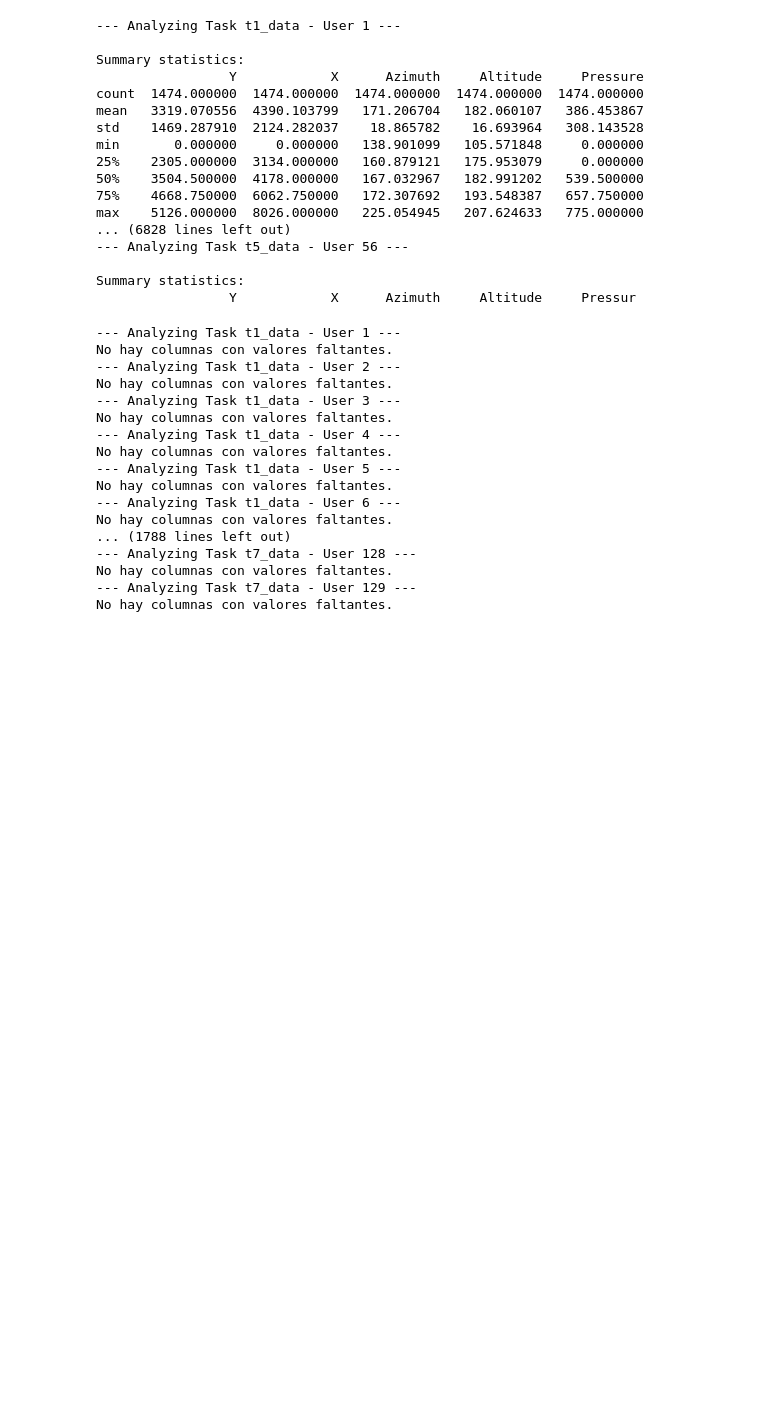
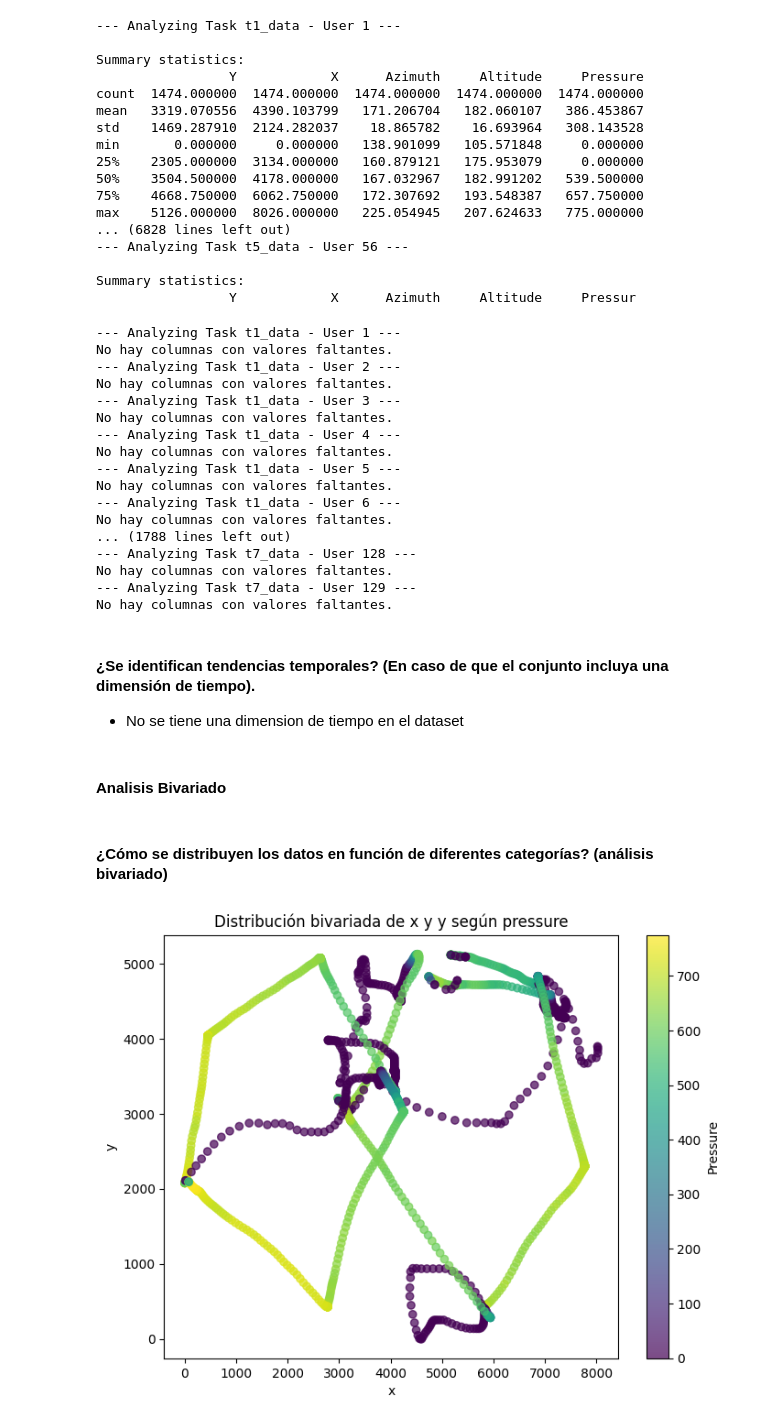
Before and after one commit to isak792/watermarking, a Jupyter notebook: notebooks/Avance1.5Equipo.ipynb, the cells around one changed output. Saved outputs shown, nothing was run; the diff lists cells and outputs as text; code cells hidden in the pictures; blank space fills up the shorter version.

```diff
--- a/notebooks/Avance1.5Equipo.ipynb
+++ b/notebooks/Avance1.5Equipo.ipynb
@@ -193,3 +199,25 @@ No hay columnas con valores faltantes.
 No hay columnas con valores faltantes.
 --- Analyzing Task t7_data - User 129 ---
 No hay columnas con valores faltantes.
+# %% [markdown]
+#### ¿Se identifican tendencias temporales? (En caso de que el conjunto incluya una dimensión de tiempo).
+
+
+* No se tiene una dimension de tiempo en el dataset
+# %% [markdown]
+#### Analisis Bivariado
+# %% [markdown]
+#### ¿Cómo se distribuyen los datos en función de diferentes categorías? (análisis bivariado)
+# %%
+# Extraer los datos
+data = data_dict["t1_data"][0]
+# %%
+plt.figure(figsize=(8, 6))
+scatter = plt.scatter(data["X"], data["Y"], c=data["Pressure"], cmap="viridis", alpha=0.7)
+plt.colorbar(scatter, label="Pressure")
+plt.title("Distribución bivariada de x y y según pressure")
+plt.xlabel("x")
+plt.ylabel("y")
+plt.show()
+# %% [output]
+[figure, added]
```
Also changed, not shown: parts of 12 cells of this notebook.
